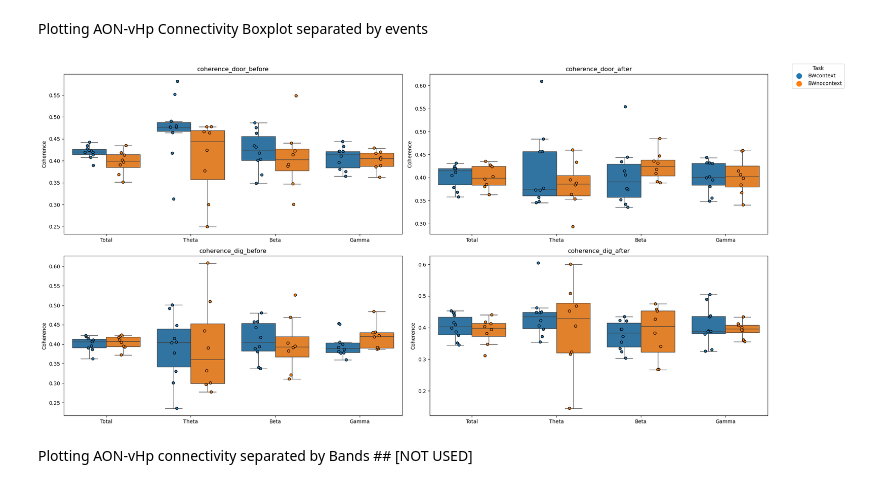
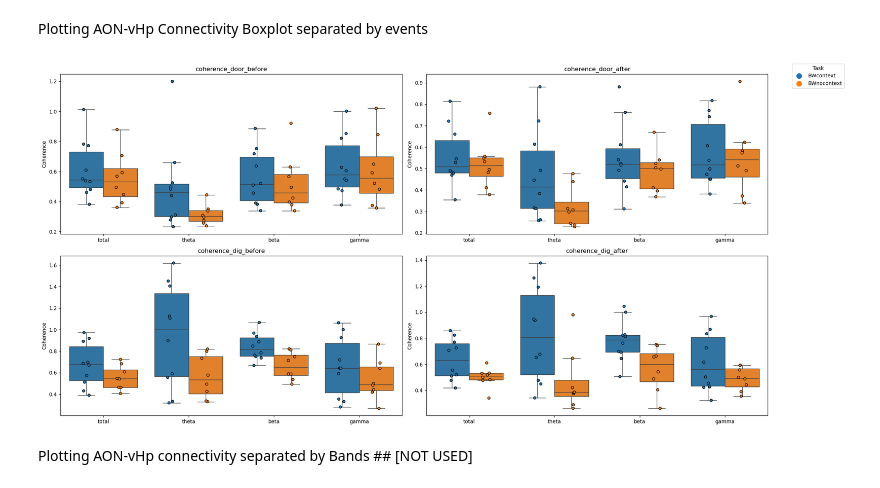
Before and after one commit to namanagrawal97/cpl_analysis_naman, a Jupyter notebook: 00_complete_analysis_truncated.ipynb, the cells around one changed output. Drawn from its saved outputs; the diff is of its cells as text; code cells hidden in the pictures.

Commit message:
modifying coherence functions

```diff
--- a/00_complete_analysis_truncated.ipynb
+++ b/00_complete_analysis_truncated.ipynb
@@ -631,3 +608,33 @@ Taking mean across all trials
+# %%
+importlib.reload(power_functions)
+compiled_data_all_epochs=pd.read_pickle(savepath+'compiled_data_all_epochs_truncated.pkl')
+boxplot_df=compiled_data_all_epochs.__deepcopy__()
+event_list=['pre_door','post_door','pre_dig','post_dig']
+boxplot_df.loc[:,event_list]=boxplot_df.loc[:,event_list].applymap(lambda x: power_functions.apply_welch_transform(x))
+new_boxplot_df=power_functions.get_all_band_power_from_welchdf(boxplot_df, event_list)
+new_boxplot_df['channel'] = new_boxplot_df['channel'].apply(lambda x: 'AON' if 'AON' in x else 'vHp')
+new_boxplot_df['unique_id'] = new_boxplot_df['rat'] + '_' + new_boxplot_df['task']+ '_' + new_boxplot_df['date']
+print(new_boxplot_df.columns)
+# Group by unique_id and channel, then take the mean across rows for columns containing 'pre' or 'post'
+pre_post_cols = [col for col in new_boxplot_df.columns if ('pre' in col or 'post' in col)]
+mean_data_list = []
+
+for (unique_id, channel), group in new_boxplot_df.groupby(['unique_id', 'channel']):
+    mean_row = group[pre_post_cols].mean(axis=0)
+    # Add identifying columns back
+    mean_row['channel'] = channel
+    # Optionally, add rat, task, date if you want (take first value in group)
+    mean_row['rat'] = group['rat'].iloc[0]
+    mean_row['task'] = group['task'].iloc[0]
+    mean_data_list.append(mean_row)
+
+mean_df = pd.DataFrame(mean_data_list)
+print(mean_df.head())
+
+mean_df_melted=pd.melt(mean_df, id_vars=['rat','task','channel'], var_name='band', value_name='power')
+mean_df_melted['band name']=mean_df_melted['band'].apply(lambda x: x.split('_')[0])
+mean_df_melted['event']=mean_df_melted['band'].apply(lambda x: x.split('_')[1:3])
+mean_df_melted['event']=mean_df_melted['event'].apply(lambda x: '_'.join(x))
 # %%
 mean_boxplot_df=new_boxplot_df.__deepcopy__()
 unique_id_list=list(np.unique(mean_boxplot_df['unique_id']))
@@ -892,6 +899,7 @@ for file_num,file in enumerate(files):
         mne_epoch_around_door=np.zeros((len(epochs),len(all_channels),2800))
         mne_epoch_around_dig=np.zeros((len(epochs),len(all_channels),2800))
 
+        mne_baseline_data_shuffled=np.zeros((1,len(all_channels),4000))
         mne_epoch_door_before_shuffled=np.zeros((len(epochs),len(all_channels),1400))
         mne_epoch_door_after_shuffled=np.zeros((len(epochs),len(all_channels),1400))
         mne_epoch_dig_before_shuffled=np.zeros((len(epochs),len(all_channels),1400))
@@ -920,6 +928,7 @@ for file_num,file in enumerate(files):
                 first_event_index=np.where(raw_time>first_event)[0][0]
 
                 mne_baseline_data[0,channel_num,:]=list(data_before)
+                mne_baseline_data_shuffled[0,channel_num,:]=list(np.random.permutation(data_before))
                 total = notch_filtered_data
 
 
@@ -967,13 +976,14 @@ for file_num,file in enumerate(files):
 
             row_list=[file_num,rat_id,task,mne_baseline,mne_epoch_door_before,mne_epoch_door_after,mne_epoch_dig_before,mne_epoch_dig_after,mne_epoch_around_door,mne_epoch_around_dig]
 
+            mne_baseline_shuffled = mne.EpochsArray(mne_baseline_data_shuffled, info)
             mne_epoch_door_before_shuffled = mne.EpochsArray(mne_epoch_door_before_shuffled, info)
             mne_epoch_door_after_shuffled = mne.EpochsArray(mne_epoch_door_after_shuffled, info)
             mne_epoch_dig_before_shuffled = mne.EpochsArray(mne_epoch_dig_before_shuffled, info)
             mne_epoch_dig_after_shuffled = mne.EpochsArray(mne_epoch_dig_after_shuffled, info)
             mne_epoch_around_door_shuffled = mne.EpochsArray(mne_epoch_around_door_shuffled, info)
             mne_epoch_around_dig_shuffled = mne.EpochsArray(mne_epoch_around_dig_shuffled, info)
-            row_list_shuffled=[file_num,rat_id,task,mne_baseline,mne_epoch_door_before_shuffled,mne_epoch_door_after_shuffled,mne_epoch_dig_before_shuffled,mne_epoch_dig_after_shuffled,mne_epoch_around_door_shuffled,mne_epoch_around_dig_shuffled]
+            row_list_shuffled=[file_num,rat_id,task,mne_baseline_shuffled,mne_epoch_door_before_shuffled,mne_epoch_door_after_shuffled,mne_epoch_dig_before_shuffled,mne_epoch_dig_after_shuffled,mne_epoch_around_door_shuffled,mne_epoch_around_dig_shuffled]
             shuffled_event_data_df.append(row_list_shuffled)
 
             con_data_df.append(row_list)
@@ -1030,7 +1040,7 @@ plt.show()
 ## 6.2 Baseline Coherence Boxplots
 # %%
 importlib.reload(coherence_functions)
-con_data_df=pd.read_pickle(savepath+'mne_epochs_array_df_truncated.pkl')
+con_data_df=pd.read_pickle(savepath+'mne_epochs_array_df_shuffled_truncated.pkl')
 baseline_df=con_data_df.__deepcopy__()
 baseline_df=baseline_df[baseline_df['rat_id']!='dk3']
 baseline_df['mne_baseline']=baseline_df['mne_baseline'].apply(lambda x: coherence_functions.convert_epoch_to_coherence(x))
@@ -1489,43 +1500,43 @@ con_data_df_clean.to_pickle(savepath+'coherence_boxplot_per_event_per_band_singl
 # %% [markdown]
 Plotting AON-vHp Connectivity Boxplot separated by events
 # %%
-con_data_df_clean=pd.read_pickle(savepath+'coherence_boxplot_per_event_per_band_single_value_shuffled_truncated.pkl')
+con_data_df_clean=pd.read_pickle(savepath+'coherence_boxplot_per_event_per_band_single_value_truncated.pkl')
 
 fig, axs = plt.subplots(2, 2, figsize=(20, 10))
 axs = axs.flatten()
-writer=pd.ExcelWriter(f'C:\\Users\\{user}\\Dropbox\\CPLab\\results\\coherence_event_per_band_shuffled_truncated.xlsx')
+writer=pd.ExcelWriter(f'C:\\Users\\{user}\\Dropbox\\CPLab\\results\\coherence_event_per_band_truncated_sce.xlsx')
 for i, event in enumerate(['coherence_door_before', 'coherence_door_after', 'coherence_dig_before', 'coherence_dig_after']):
     event_data = con_data_df_clean[event]
     event_data_df = pd.DataFrame(event_data.tolist())
     event_data_df.reset_index(drop=True, inplace=True)
     event_data_df['rat_id'] = con_data_df_clean['rat_id'].reset_index(drop=True)
     event_data_df['task'] = con_data_df_clean['task'].reset_index(drop=True)
     event_data_df_melted = pd.melt(event_data_df, id_vars=['rat_id', 'task'], value_vars=['total', 'theta', 'beta', 'gamma'], var_name='band', value_name='coherence')
     sns.boxplot(x='band', y='coherence', hue='task', hue_order=['BWcontext', 'BWnocontext'], data=event_data_df_melted, showfliers=False, legend=False, ax=axs[i])
     sns.stripplot(x='band', y='coherence', hue='task', hue_order=['BWcontext', 'BWnocontext'], data=event_data_df_melted, dodge=True, edgecolor='black', linewidth=1, jitter=True, legend=False, ax=axs[i])
-    axs[i].set_xticklabels(['Total', 'Theta', 'Beta', 'Gamma'])
+    #axs[i].set_xticklabels(['Total', 'Theta', 'Beta', 'Gamma'])
     axs[i].set_title(event)
     axs[i].set_ylabel('Coherence')
     axs[i].set_xlabel('')
     event_data_df_melted.to_excel(writer, sheet_name=event)
 writer.close()
 # Create custom legend handles and labels
 from matplotlib.lines import Line2D
 colors = {'BWnocontext': '#ff7f0e', 'BWcontext': '#1f77b4'}
 
 # Create custom legend handles and labels
 handles = [
     Line2D([0], [0], color=colors['BWcontext'], marker='o', linestyle='', markersize=10, label='BWcontext'),
     Line2D([0], [0], color=colors['BWnocontext'], marker='o', linestyle='', markersize=10, label='BWnocontext')
 ]
 
 # Add the custom legend to the figure
 fig.legend(handles=handles, loc='upper right', bbox_to_anchor=(1.1, 1), title='Task')
-fig.savefig(savepath+'coherence_event_per_band_shuffled_truncated.png', format='png',dpi=300)
+fig.savefig(savepath+'coherence_event_per_band_truncated_sce.png', format='png',dpi=300)
 plt.tight_layout()
 plt.show()
 # %% [output]
-[figure, old version]
+[figure, new version]
 # %% [markdown]
 Plotting AON-vHp connectivity separated by Bands ## [NOT USED]
 # %%
```
Also changed, not shown: parts of 14 cells of this notebook, 2 other files.
